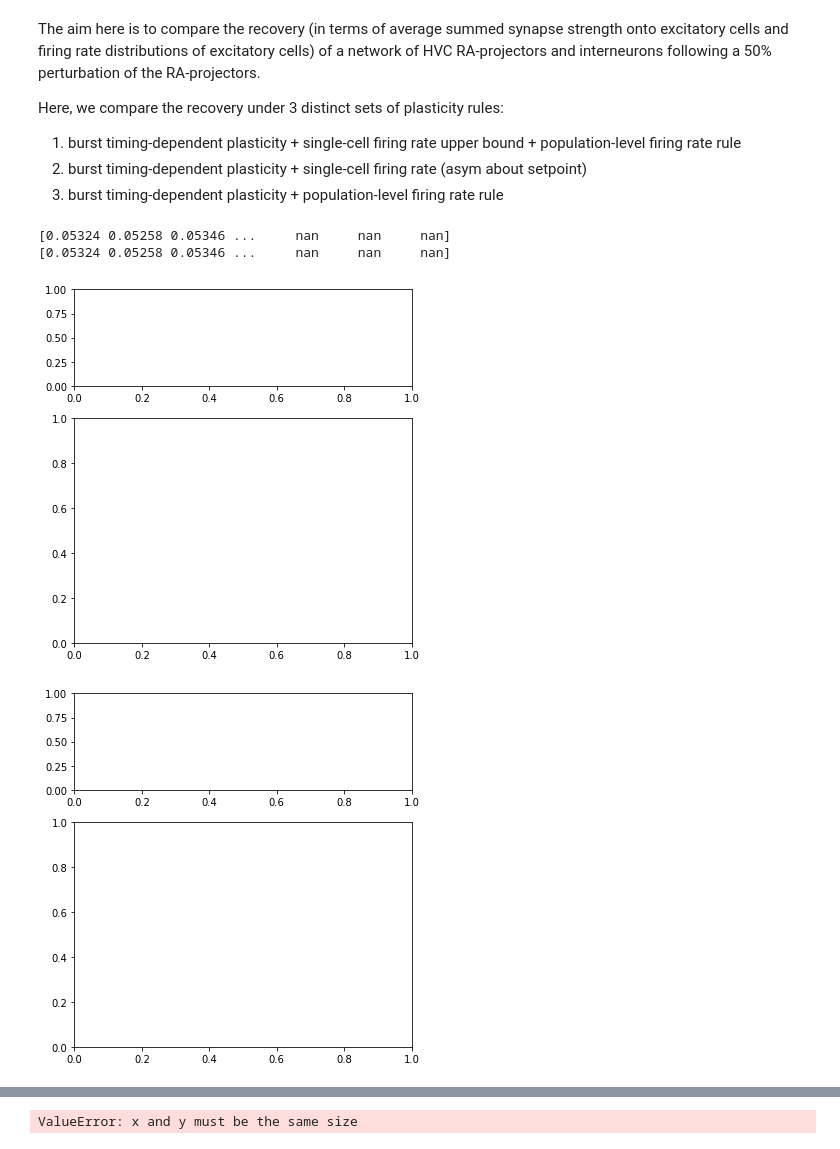
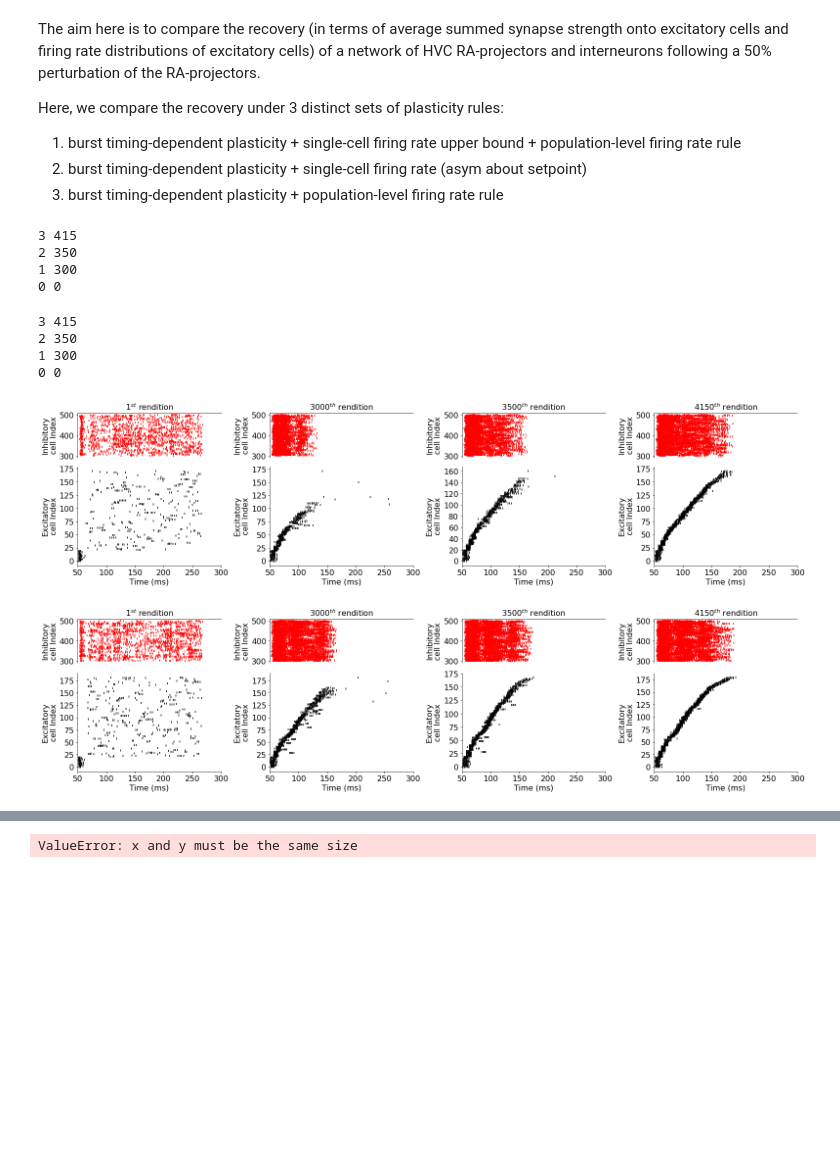
Before and after one commit to davidgbe/population_feedback_synfire_chain_growth, a Jupyter notebook: synfire_chain_growth_poisson_alt_stdp_22_03_17/nb.ipynb, the cells around one changed output, grey strips where cells are left out. Saved outputs shown, nothing was run; the diff lists cells and outputs as text; code cells hidden in the pictures; blank space fills up the shorter version.

```diff
--- a/synfire_chain_growth_poisson_alt_stdp_22_03_17/nb.ipynb
+++ b/synfire_chain_growth_poisson_alt_stdp_22_03_17/nb.ipynb
@@ -126,6 +126,10 @@ def load_exp_data(direc, cut=None, layer_size=20, n_exc=1600, name_frags=[], rev
             if 'gs' in loaded:
                 data['gs'] = loaded['gs']
 
+            if 'w_r_e' in loaded:
+                data['w_r_e'] = loaded['w_r_e']
+                data['w_r_i'] = loaded['w_r_i']
+
             return data
         yield i_f, lazy_load
 # %%
@@ -165,8 +169,8 @@ def make_sparse_raster(name, cell_range=(0, 300), per_shown=1., layer_size=20, t
 
     count = 0
     for d_idx, exp_dir_name in enumerate(sorted(all_dirs)):
-        if count >= 10:
-            continue
+#         if count >= 10:
+#             continue
         count += 1
         scale = 1.1
 
@@ -185,7 +189,6 @@ def make_sparse_raster(name, cell_range=(0, 300), per_shown=1., layer_size=20, t
             if i == sort_timepoint:
                 data = load_data()
                 first_spk_times = data['first_spk_times']
-                print(first_spk_times)
                 firing_idxs = np.arange(len(first_spk_times))[~np.isnan(first_spk_times)]
                 first_spk_times_nonnan = first_spk_times[~np.isnan(first_spk_times)]
 
@@ -241,11 +244,17 @@ def make_sparse_raster(name, cell_range=(0, 300), per_shown=1., layer_size=20, t
         fig.tight_layout()
         save_fig(fig, './figures/paper/rasters', f'{exp_dir_name}.svg')
 # %%
-make_sparse_raster(['growth_test*'],
-                   cell_range=(0, 300), timepoints=[0],
-                   sort_timepoint=0, per_shown=1., color='#c41f3b')
+make_sparse_raster(['growth'],
+                   cell_range=(0, 300), timepoints=[0, 300, 350, 415],
+                   sort_timepoint=420, per_shown=1., color='#c41f3b')
 # %% [output]
-[0.05324 0.05258 0.05346 ...     nan     nan     nan]
-[0.05324 0.05258 0.05346 ...     nan     nan     nan]
+3 415
+2 350
+1 300
+0 0
+3 415
+2 350
+1 300
+0 0
-[figure, old version]
+[figure, new version]
-[figure, old version]
+[figure, new version]
```
Also changed, not shown: parts of 14 cells of this notebook, 2 other files.
